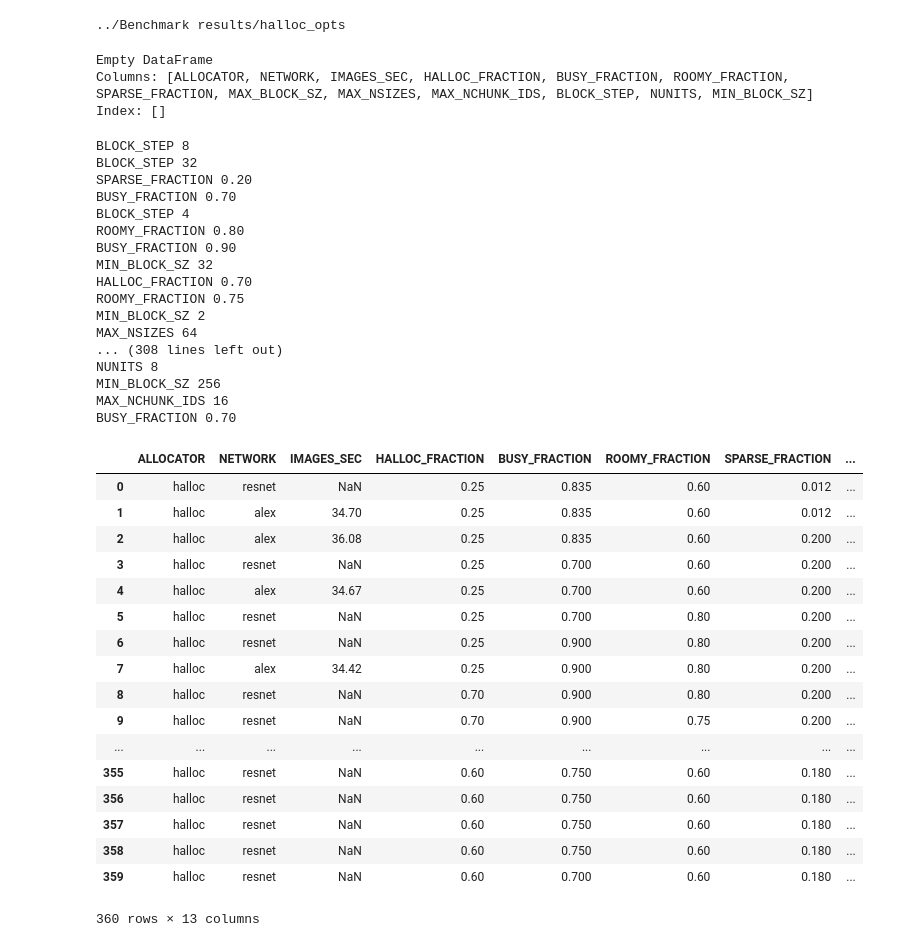
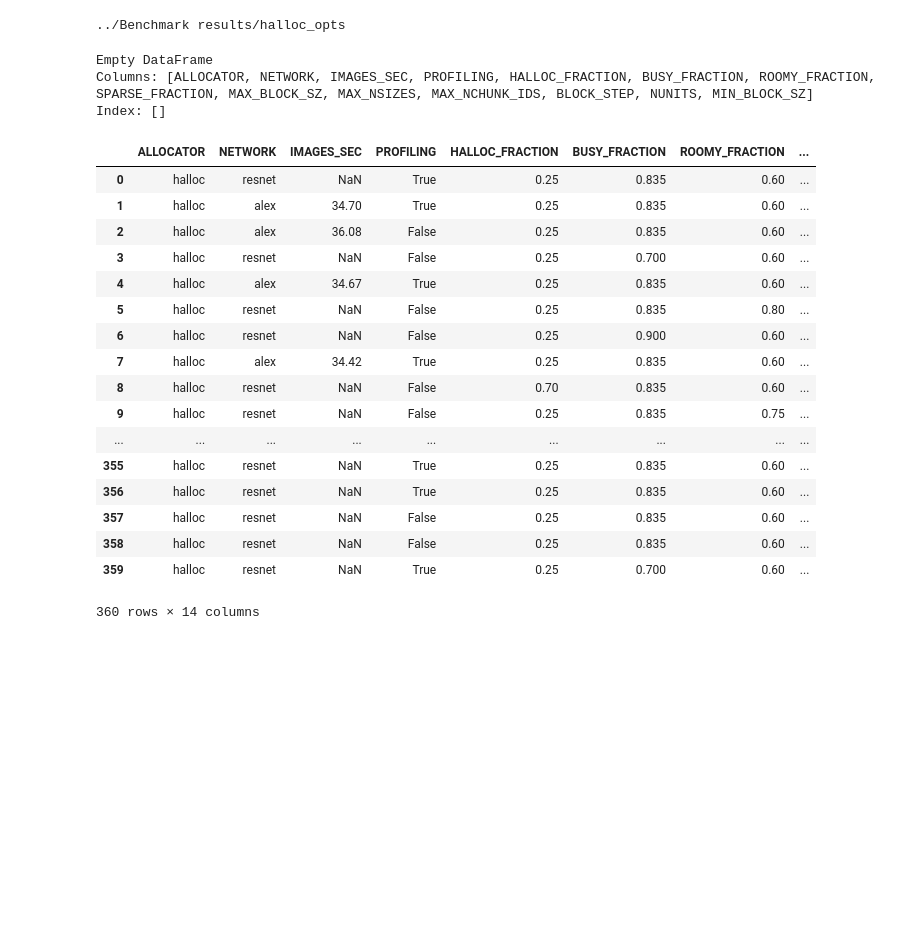
Before and after one commit to EWouters/II2202-Research-Methodology-and-Scientific-Writing---Report, a Jupyter notebook: Quantitative_Python/Parse2csv.ipynb, the cells around one changed output. Saved outputs shown, nothing was run; the diff lists cells and outputs as text; code cells hidden in the pictures; blank space fills up the shorter version.

Commit message:
Changes to results parser halloc

```diff
--- a/Quantitative_Python/Parse2csv.ipynb
+++ b/Quantitative_Python/Parse2csv.ipynb
@@ -43,79 +43,63 @@ r = re.compile(expr)
 # %%
 values_dict = {}
 # %%
-cols = ["ALLOCATOR", "NETWORK", "IMAGES_SEC"] + list(parsable_keys.keys())
+cols = ["ALLOCATOR", "NETWORK", "IMAGES_SEC", "PROFILING"] + list(parsable_keys.keys())
 df = pd.DataFrame(columns=cols)
 print(df)
 # %% [output]
 Empty DataFrame
-Columns: [ALLOCATOR, NETWORK, IMAGES_SEC, HALLOC_FRACTION, BUSY_FRACTION, ROOMY_FRACTION, SPARSE_FRACTION, MAX_BLOCK_SZ, MAX_NSIZES, MAX_NCHUNK_IDS, BLOCK_STEP, NUNITS, MIN_BLOCK_SZ]
+Columns: [ALLOCATOR, NETWORK, IMAGES_SEC, PROFILING, HALLOC_FRACTION, BUSY_FRACTION, ROOMY_FRACTION, SPARSE_FRACTION, MAX_BLOCK_SZ, MAX_NSIZES, MAX_NCHUNK_IDS, BLOCK_STEP, NUNITS, MIN_BLOCK_SZ]
 Index: []
 # %%
 for file in os.listdir(os.path.join(*results_folder)):
 #     print(file)
 	file_name = os.path.splitext(file)
 	if file_name[-1] == ".txt":
-		params = default_params
+		params = default_params.copy()
 # 		print(file_name[0].split('_'))
 
 		file_split = file_name[0].split('_')
 		params["ALLOCATOR"] = file_split.pop(0)
 		params["NETWORK"] = file_split.pop(0)
+		params["PROFILING"] = "prof" in file_split
 		for part in file_split:
 			for key, value in parsable_keys.items():
 				if value in part:
 # 					print(key, part.split('-')[-1])
 					params[key]=float(part.split('-')[-1])
 # 		print(params)
 
 		matches = [re.findall(expr,line) for line in open(os.path.join(*results_folder, file))]
 		matches = [float(x[0]) for x in matches if len(x)]
 # 		print(matches)
 
 		if len(matches):
 			for match in matches:
 				params["IMAGES_SEC"] = match
 				df = df.append(params, ignore_index=True)
 		else:
 			params["IMAGES_SEC"] = float('NaN')
 			df = df.append(params, ignore_index=True)
 df
 # %% [output]
+|  | ALLOCATOR | NETWORK | IMAGES_SEC | PROFILING | HALLOC_FRACTION | BUSY_FRACTION | ROOMY_FRACTION | ... |
+| 0 | halloc | resnet | NaN | True | 0.25 | 0.835 | 0.60 | ... |
+| 1 | halloc | alex | 34.70 | True | 0.25 | 0.835 | 0.60 | ... |
+| 2 | halloc | alex | 36.08 | False | 0.25 | 0.835 | 0.60 | ... |
+| 3 | halloc | resnet | NaN | False | 0.25 | 0.700 | 0.60 | ... |
+| 4 | halloc | alex | 34.67 | True | 0.25 | 0.835 | 0.60 | ... |
+| 5 | halloc | resnet | NaN | False | 0.25 | 0.835 | 0.80 | ... |
+| 6 | halloc | resnet | NaN | False | 0.25 | 0.900 | 0.60 | ... |
+| 7 | halloc | alex | 34.42 | True | 0.25 | 0.835 | 0.60 | ... |
+| 8 | halloc | resnet | NaN | False | 0.70 | 0.835 | 0.60 | ... |
+| 9 | halloc | resnet | NaN | False | 0.25 | 0.835 | 0.75 | ... |
+| ... | ... | ... | ... | ... | ... | ... | ... | ... |
+| 355 | halloc | resnet | NaN | True | 0.25 | 0.835 | 0.60 | ... |
+| 356 | halloc | resnet | NaN | True | 0.25 | 0.835 | 0.60 | ... |
+| 357 | halloc | resnet | NaN | False | 0.25 | 0.835 | 0.60 | ... |
+| 358 | halloc | resnet | NaN | False | 0.25 | 0.835 | 0.60 | ... |
+| 359 | halloc | resnet | NaN | True | 0.25 | 0.700 | 0.60 | ... |
-BLOCK_STEP 8
-BLOCK_STEP 32
-SPARSE_FRACTION 0.20
-BUSY_FRACTION 0.70
-BLOCK_STEP 4
-ROOMY_FRACTION 0.80
-BUSY_FRACTION 0.90
-MIN_BLOCK_SZ 32
-HALLOC_FRACTION 0.70
-ROOMY_FRACTION 0.75
-MIN_BLOCK_SZ 2
-MAX_NSIZES 64
-... (308 lines left out)
-NUNITS 8
-MIN_BLOCK_SZ 256
-MAX_NCHUNK_IDS 16
-BUSY_FRACTION 0.70
+360 rows × 14 columns
-|  | ALLOCATOR | NETWORK | IMAGES_SEC | HALLOC_FRACTION | BUSY_FRACTION | ROOMY_FRACTION | SPARSE_FRACTION | ... |
-| 0 | halloc | resnet | NaN | 0.25 | 0.835 | 0.60 | 0.012 | ... |
-| 1 | halloc | alex | 34.70 | 0.25 | 0.835 | 0.60 | 0.012 | ... |
-| 2 | halloc | alex | 36.08 | 0.25 | 0.835 | 0.60 | 0.200 | ... |
-| 3 | halloc | resnet | NaN | 0.25 | 0.700 | 0.60 | 0.200 | ... |
-| 4 | halloc | alex | 34.67 | 0.25 | 0.700 | 0.60 | 0.200 | ... |
-| 5 | halloc | resnet | NaN | 0.25 | 0.700 | 0.80 | 0.200 | ... |
-| 6 | halloc | resnet | NaN | 0.25 | 0.900 | 0.80 | 0.200 | ... |
-| 7 | halloc | alex | 34.42 | 0.25 | 0.900 | 0.80 | 0.200 | ... |
-| 8 | halloc | resnet | NaN | 0.70 | 0.900 | 0.80 | 0.200 | ... |
-| 9 | halloc | resnet | NaN | 0.70 | 0.900 | 0.75 | 0.200 | ... |
-| ... | ... | ... | ... | ... | ... | ... | ... | ... |
-| 355 | halloc | resnet | NaN | 0.60 | 0.750 | 0.60 | 0.180 | ... |
-| 356 | halloc | resnet | NaN | 0.60 | 0.750 | 0.60 | 0.180 | ... |
-| 357 | halloc | resnet | NaN | 0.60 | 0.750 | 0.60 | 0.180 | ... |
-| 358 | halloc | resnet | NaN | 0.60 | 0.750 | 0.60 | 0.180 | ... |
-| 359 | halloc | resnet | NaN | 0.60 | 0.700 | 0.60 | 0.180 | ... |
-360 rows × 13 columns
 # %%
 df.to_csv(os.path.join(*results_folder,'results.csv'))
 # %%
```
Also changed, not shown: parts of 4 cells of this notebook.
